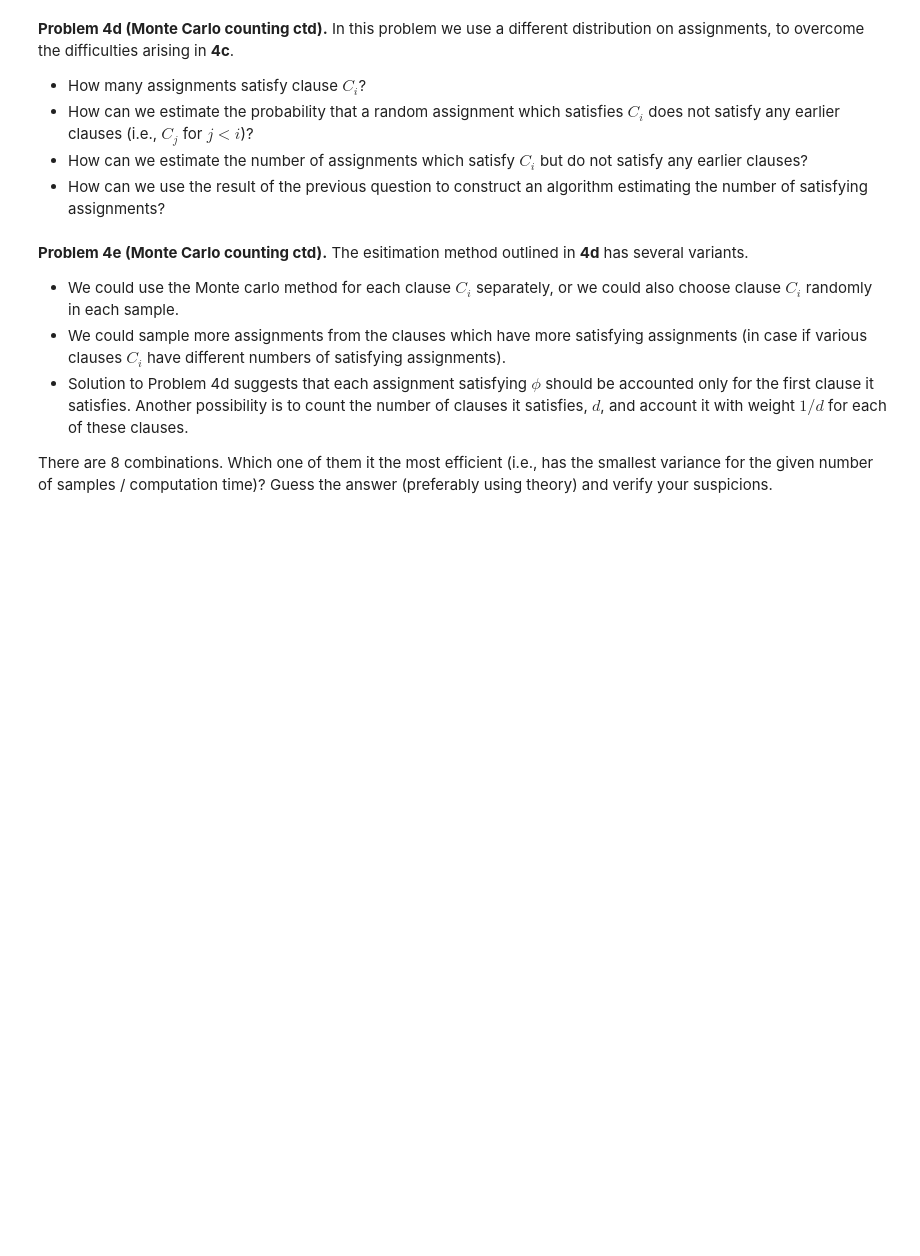
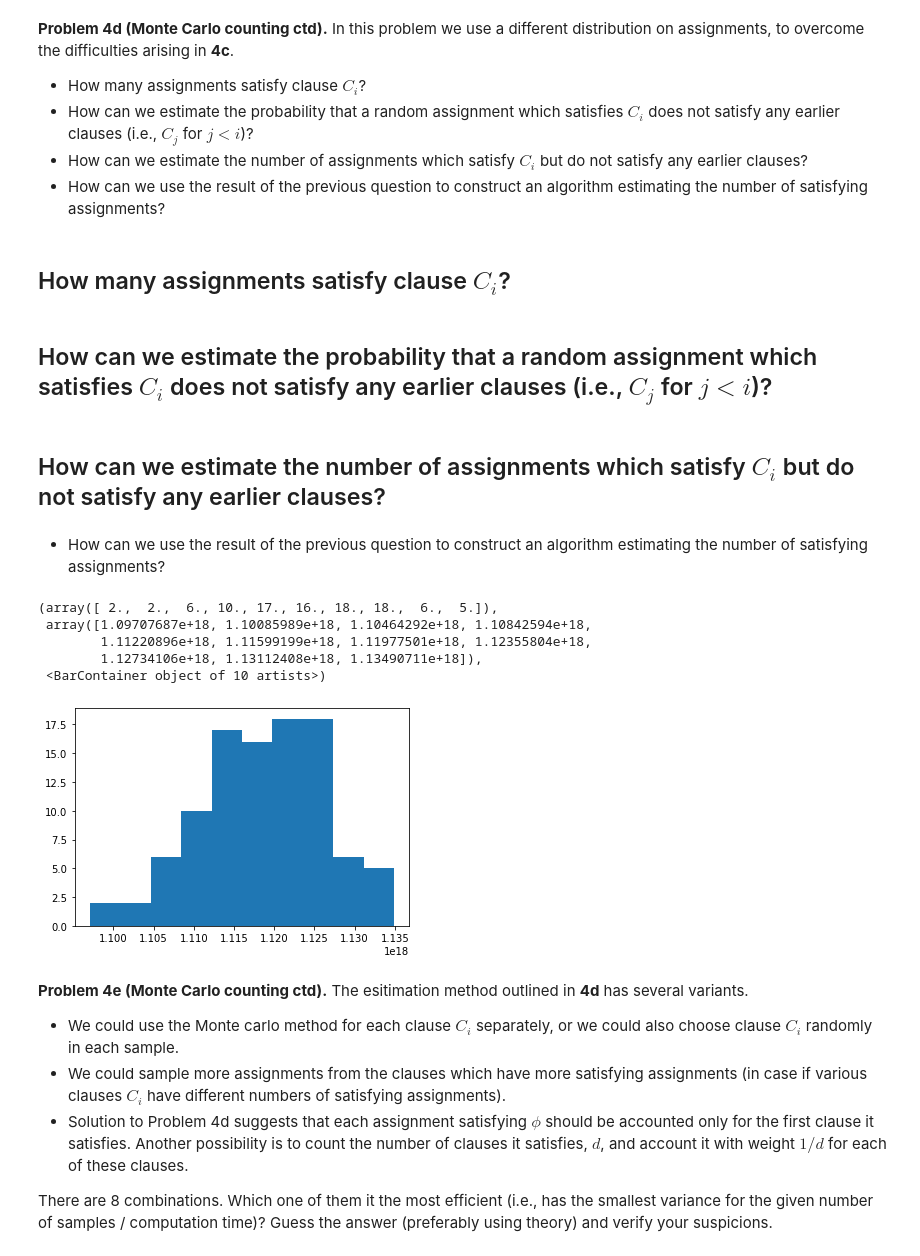
Before and after one commit to eerio/rpis-2021, a Jupyter notebook: lab4/Lab04student.ipynb, the cells around one changed output. Drawn from its saved outputs; the diff is of its cells as text; code cells hidden in the pictures; blank space fills up the shorter version.

```diff
--- a/lab4/Lab04student.ipynb
+++ b/lab4/Lab04student.ipynb
@@ -104,3 +129,5 @@ def evaluate(phi, x) -> bool:
  * How can we estimate the probability that a random assignment which satisfies $C_i$ does not satisfy any earlier clauses (i.e., $C_j$ for $j < i$)?
  * How can we estimate the number of assignments which satisfy $C_i$ but do not satisfy any earlier clauses?
  * How can we use the result of the previous question to construct an algorithm estimating the number of satisfying assignments?
+# %% [markdown]
+## How many assignments satisfy clause $C_i$?
@@ -107,3 +153,44 @@ def evaluate(phi, x) -> bool:
+# %% [markdown]
+## How can we estimate the probability that a random assignment which satisfies $C_i$ does not satisfy any earlier clauses (i.e., $C_j$ for $j < i$)?
+# %%
+# get random vector for M variables which satisfies the true_clause
+def sample_vars_for(true_clause: list[int], M: int) -> list[int]:
+  vector = np.random.random_sample(M) > 0.5
+  for var in true_clause:
+    assert var != 0
+    vector[abs(var) - 1] = True if var >= 0 else False
+  return vector
+
+N = 10
+
+def ratio_Ci_first_satisfied(phi: list[list[int]], M: int, i: int):
+  assert isinstance(phi, list) and isinstance(phi[0], list)
+  if i == 0:
+    return 1
+
+  # assignment does not satisfy any earlier clauses iff
+  # it does not satisfy appriopriate prefix of C
+  X = sum(
+    1 - evaluate(phi[: i], sample_vars_for(phi[i], M))
+    for _ in range(N)
+  )
+  ratio = X / N
+  return ratio
+# %% [markdown]
+## How can we estimate the number of assignments which satisfy $C_i$ but do not satisfy any earlier clauses?
+# %%
+def number_Ci_first_satisfied(phi, M, i: int) -> int:
+  return ratio_Ci_first_satisfied(phi, M, i) * n_Ci_satisfied(phi, M, i)
+# %% [markdown]
+ * How can we use the result of the previous question to construct an algorithm estimating the number of satisfying assignments?
+# %%
+# we can just sum these results for all valid i's, i.e. if an assignment
+# satisfies clause t, no clause before t and possibly some clause t', t' > t,
+# then we will not count it twice, because when then including a clause which
+# satisfies t', it's guaranteed that it does not satisfy any clause before it
+
+def number_of_valid_assignments(phi: list[list[int]], M: int) -> int:
+  return sum(number_Ci_first_satisfied(phi, M, i) for i in range(len(phi)))
 # %%
 #M = 4 # number of variables
 #phi = [ [1,-3,4], [-1,2] ]
@@ -113,3 +200,13 @@ phi = [[55, 3, -50, -57, 2, 51, -5, -56, -45, 1], [28, -1, -26, 35, 42, -43, 45,
+
+results = [number_of_valid_assignments(phi, M) for _ in range(100)]
+plt.hist(results)
+# %% [output]
+(array([ 2.,  2.,  6., 10., 17., 16., 18., 18.,  6.,  5.]),
+ array([1.09707687e+18, 1.10085989e+18, 1.10464292e+18, 1.10842594e+18,
+        1.11220896e+18, 1.11599199e+18, 1.11977501e+18, 1.12355804e+18,
+        1.12734106e+18, 1.13112408e+18, 1.13490711e+18]),
+ <BarContainer object of 10 artists>)
+[figure, added]
 # %% [markdown]
 **Problem 4e (Monte Carlo counting ctd).** The esitimation method outlined in **4d** has several variants.
  * We could use the Monte carlo method for each clause $C_i$ separately, or we could also choose clause $C_i$ randomly in each sample.
```
Also changed, not shown: parts of 4 cells of this notebook.
